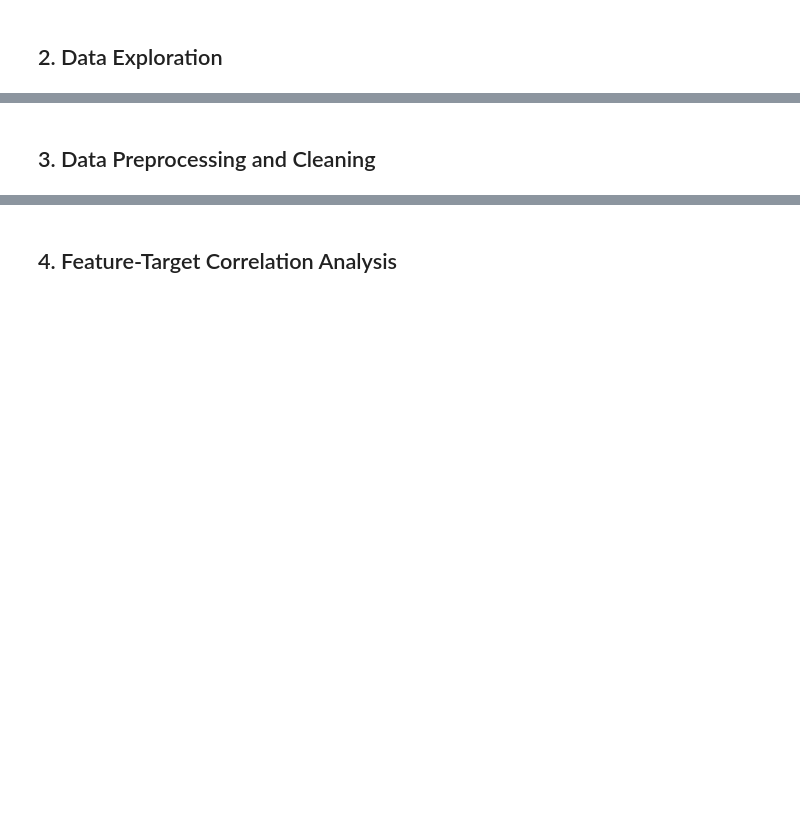
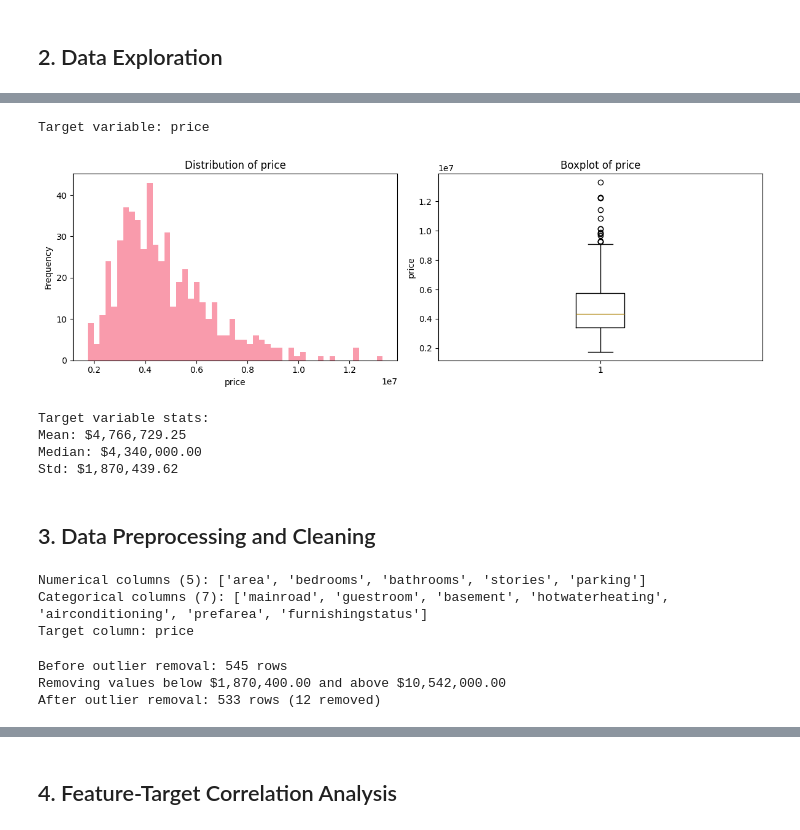
Before and after one commit to mikeshuh/AgenticAI4Bus, a Jupyter notebook: ml_basics/part1.ipynb, the cells around one changed output, grey strips where cells are left out. Drawn from its saved outputs; the diff is of its cells as text; code cells hidden in the pictures; blank space fills up the shorter version.

```diff
--- a/ml_basics/part1.ipynb
+++ b/ml_basics/part1.ipynb
@@ -39,11 +43,9 @@ print("Path to dataset files:", path)
 # %%
 # Load the dataset
 import os
-csv_files = [f for f in os.listdir(path) if f.endswith('.csv')]
-print("Available CSV files:", csv_files)
 
-# Load the main dataset (assuming it's the first CSV file)
-data_file = os.path.join(path, csv_files[0])
+# Load the main dataset
+data_file = os.path.join(path, 'Housing.csv')
 df = pd.read_csv(data_file)
 
 print(f"Dataset loaded: {df.shape[0]} rows, {df.shape[1]} columns")
@@ -75,46 +104,54 @@ print(f"\nPotential target columns: {price_columns}")
+# %%
+# 'price' as target variable
+target_col = 'price'
+print(f"Target variable: {target_col}")
+# %% [output]
+Target variable: price
 # %%
-# Set target variable (adjust this based on actual column name)
-target_col = price_columns[0] if price_columns else df.columns[-1]
-print(f"Using '{target_col}' as target variable")
-
 # Visualize target distribution
 plt.figure(figsize=(12, 4))
 
 plt.subplot(1, 2, 1)
 plt.hist(df[target_col], bins=50, alpha=0.7)
 plt.title(f'Distribution of {target_col}')
 plt.xlabel(target_col)
 plt.ylabel('Frequency')
 
 plt.subplot(1, 2, 2)
 plt.boxplot(df[target_col])
 plt.title(f'Boxplot of {target_col}')
 plt.ylabel(target_col)
 
 plt.tight_layout()
 plt.show()
 
 print(f"Target variable stats:")
 print(f"Mean: ${df[target_col].mean():,.2f}")
 print(f"Median: ${df[target_col].median():,.2f}")
 print(f"Std: ${df[target_col].std():,.2f}")
+# %% [output]
+[figure, added]
+Target variable stats:
+Mean: $4,766,729.25
+Median: $4,340,000.00
+Std: $1,870,439.62
 # %% [markdown]
 ## 3. Data Preprocessing and Cleaning
 # %%
 # Create a copy for preprocessing
 df_clean = df.copy()
 
-# Identify numerical and categorical columns
-numerical_cols = df_clean.select_dtypes(include=[np.number]).columns.tolist()
-categorical_cols = df_clean.select_dtypes(include=['object']).columns.tolist()
-
-# Remove target from numerical columns if it's there
-if target_col in numerical_cols:
-    numerical_cols.remove(target_col)
+# Define feature columns
+numerical_cols = ['area', 'bedrooms', 'bathrooms', 'stories', 'parking']
+categorical_cols = ['mainroad', 'guestroom', 'basement', 'hotwaterheating', 'airconditioning', 'prefarea', 'furnishingstatus']
 
 print(f"Numerical columns ({len(numerical_cols)}): {numerical_cols}")
 print(f"Categorical columns ({len(categorical_cols)}): {categorical_cols}")
 print(f"Target column: {target_col}")
+# %% [output]
+Numerical columns (5): ['area', 'bedrooms', 'bathrooms', 'stories', 'parking']
+Categorical columns (7): ['mainroad', 'guestroom', 'basement', 'hotwaterheating', 'airconditioning', 'prefarea', 'furnishingstatus']
+Target column: price
 # %%
 # Remove extreme outliers from target variable (top and bottom 1%)
 Q1 = df_clean[target_col].quantile(0.01)
@@ -125,3 +162,7 @@ print(f"Removing values below ${Q1:,.2f} and above ${Q99:,.2f}")
 
 df_clean = df_clean[(df_clean[target_col] >= Q1) & (df_clean[target_col] <= Q99)]
 print(f"After outlier removal: {len(df_clean)} rows ({len(df) - len(df_clean)} removed)")
+# %% [output]
+Before outlier removal: 545 rows
+Removing values below $1,870,400.00 and above $10,542,000.00
+After outlier removal: 533 rows (12 removed)
```
Also changed, not shown: parts of 33 cells of this notebook.
